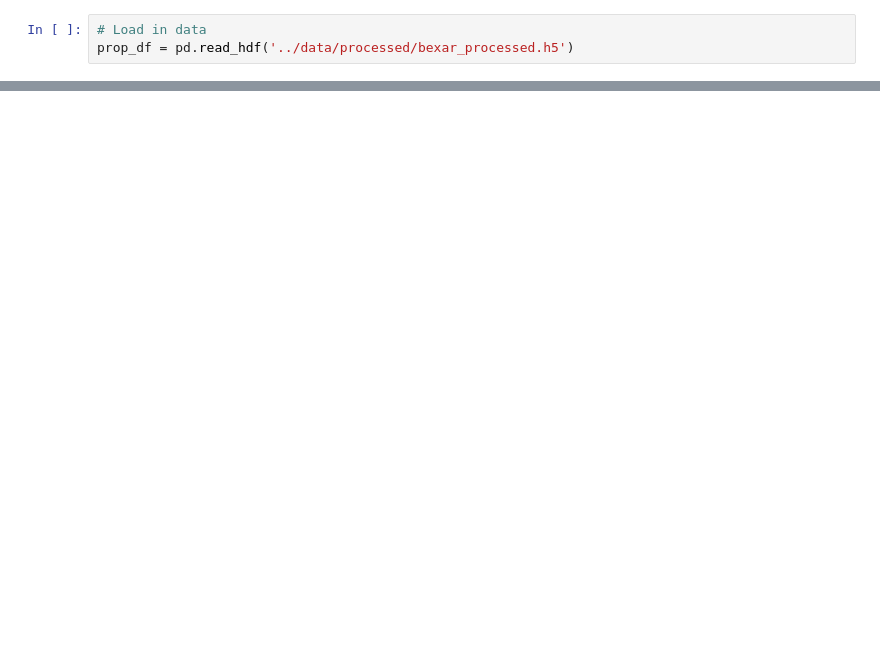
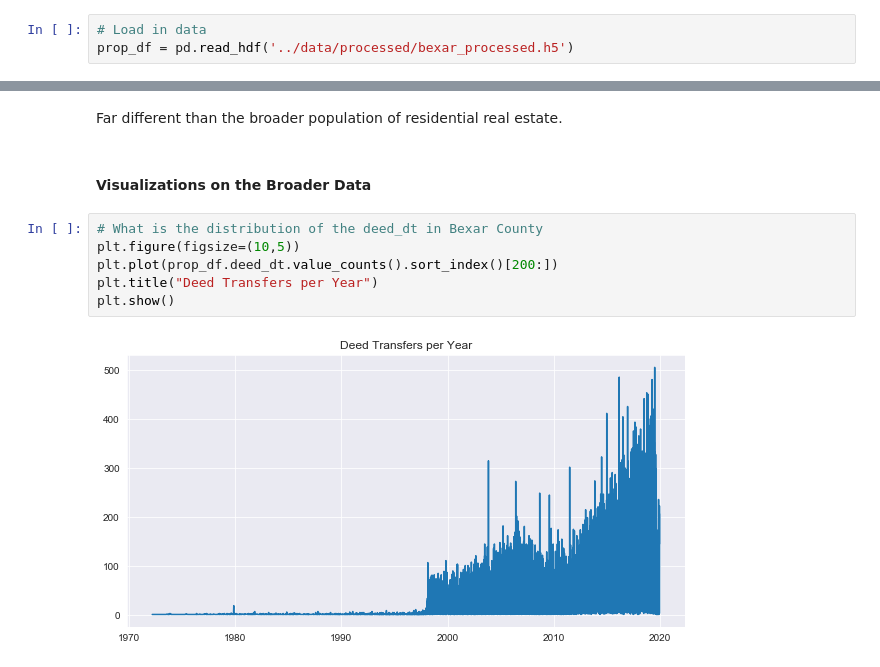
Before and after one commit to mpky/property_project, a Jupyter notebook: notebooks/Bexar_EDA.ipynb, the cells around one changed output, grey strips where cells are left out. Drawn from its saved outputs; the diff is of its cells as text; blank space fills up the shorter version.

```diff
--- a/notebooks/Bexar_EDA.ipynb
+++ b/notebooks/Bexar_EDA.ipynb
@@ -45,0 +179,12 @@ KeplerGl(height=500)
+# %% [markdown]
+Far different than the broader population of residential real estate.
+# %% [markdown]
+#### Visualizations on the Broader Data
+# %%
+# What is the distribution of the deed_dt in Bexar County
+plt.figure(figsize=(10,5))
+plt.plot(prop_df.deed_dt.value_counts().sort_index()[200:])
+plt.title("Deed Transfers per Year")
+plt.show()
+# %% [output]
+[figure, added]
```
Also changed, not shown: parts of 32 cells of this notebook.
